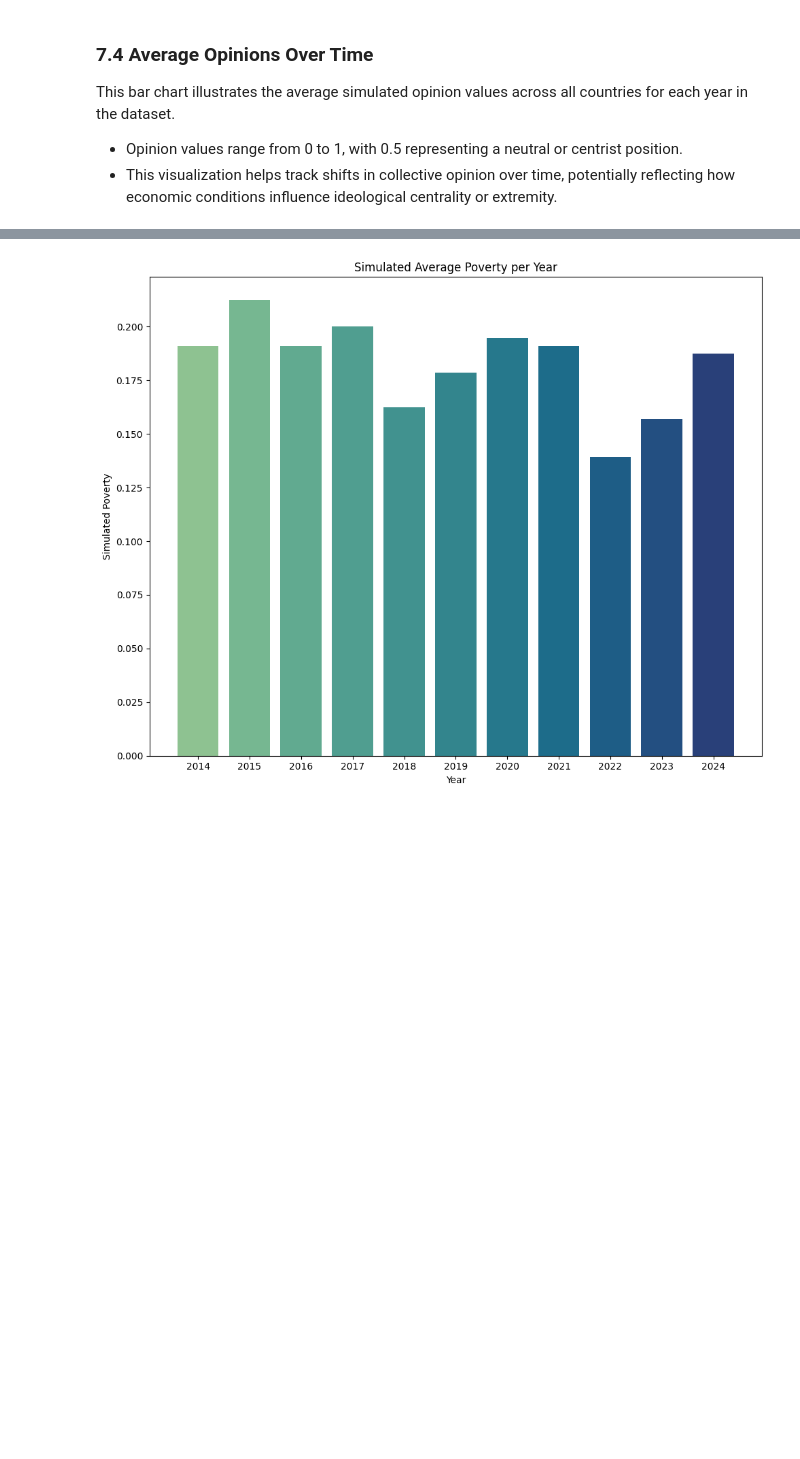
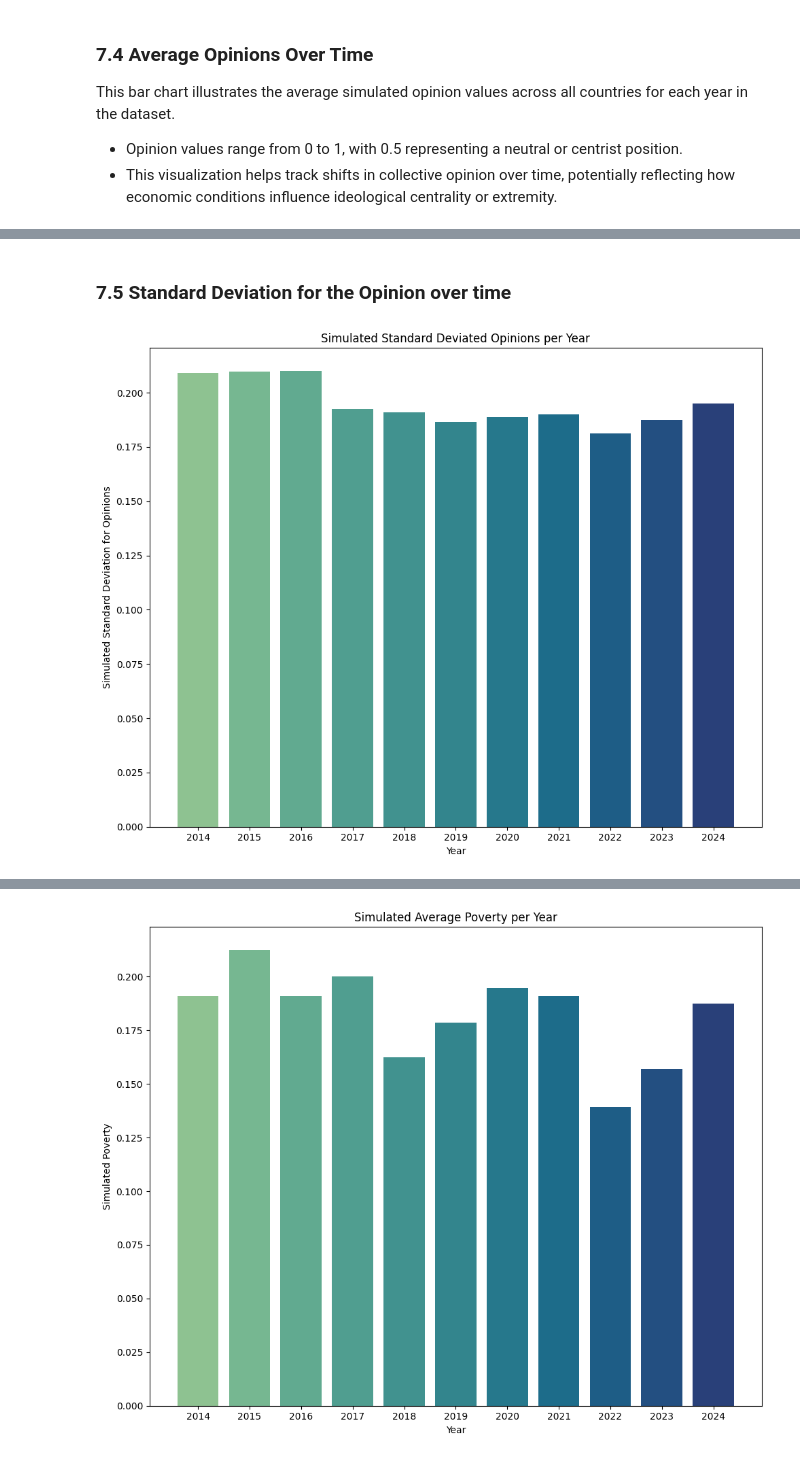
Before and after one commit to tinasophie15/CMSS_Project_Group_15, a Jupyter notebook: src/cmss_group_15.ipynb, the cells around one changed output, grey strips where cells are left out. Drawn from its saved outputs; the diff is of its cells as text; code cells hidden in the pictures; blank space fills up the shorter version.

```diff
--- a/src/cmss_group_15.ipynb
+++ b/src/cmss_group_15.ipynb
@@ -617,0 +685,19 @@ plt.show()
+# %% [markdown]
+### 7.5 Standard Deviation for the Opinion over time
+# %%
+years = list(std_opinions_over_years_all_factors.keys())
+opinion_std = list(std_opinions_over_years_all_factors.values())
+
+palette = sns.color_palette("crest", len(years))
+colors = palette.as_hex()
+
+plt.figure(figsize=(10, 8))
+plt.bar(years, opinion_std, color=colors)
+plt.xlabel("Year")
+plt.ylabel("Simulated Standard Deviation for Opinions")
+plt.title("Simulated Standard Deviated Opinions per Year")
+plt.tight_layout()
+plt.savefig(result_dir.joinpath("std_opinions_over_years.pdf"), format="pdf")
+plt.show()
+# %% [output]
+[figure, added]
```
Also changed, not shown: parts of 24 cells of this notebook, 15 other files.
